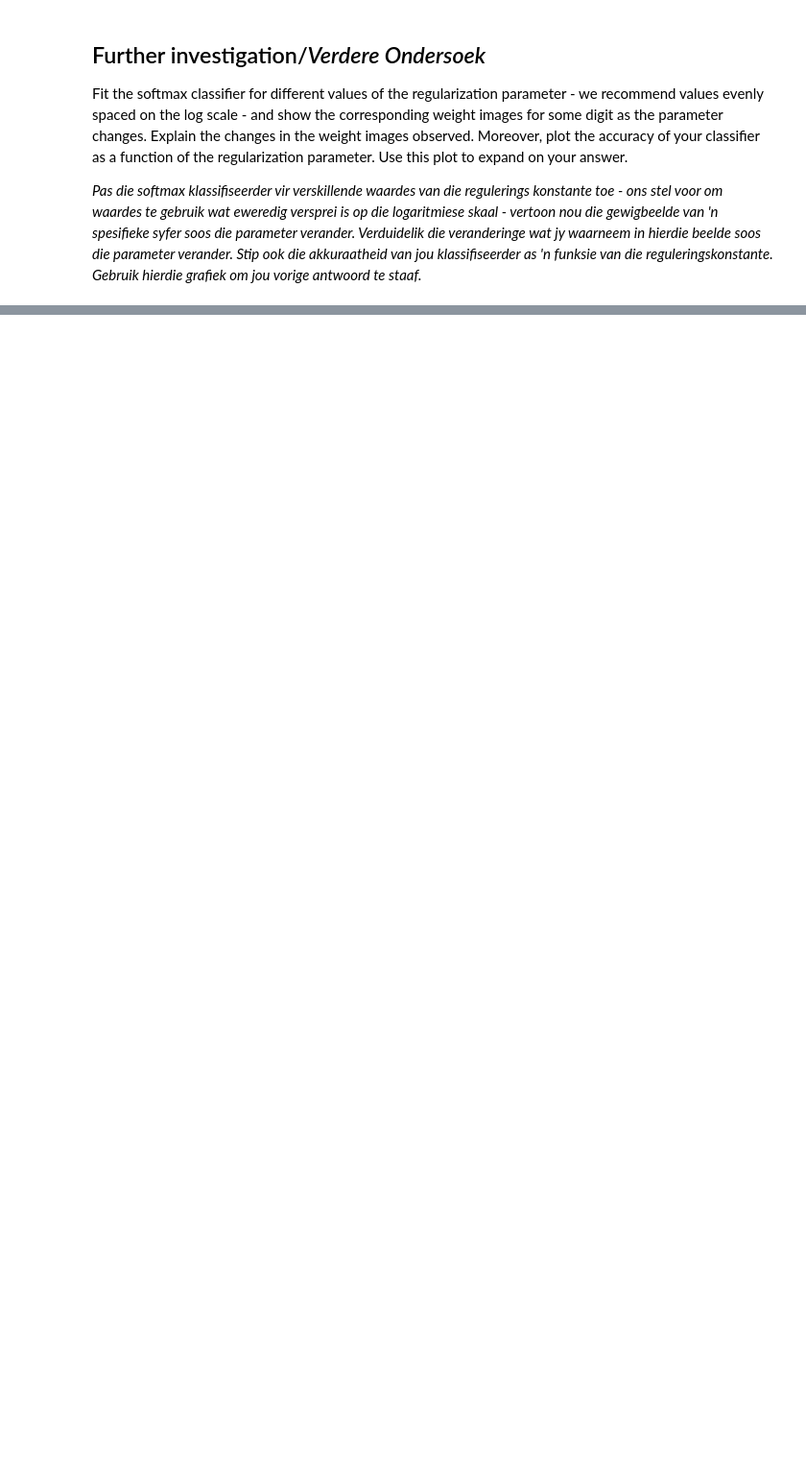
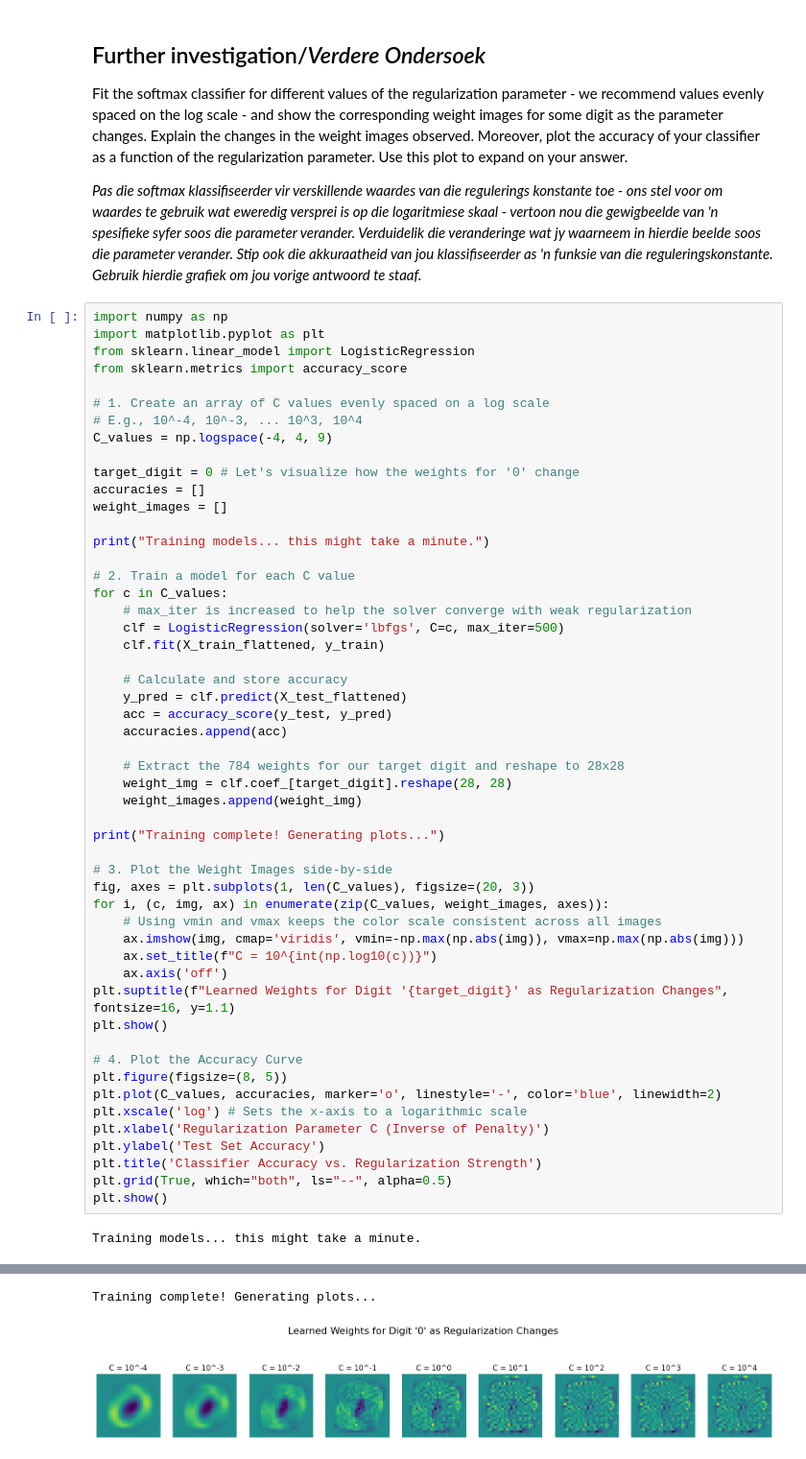
Before and after one commit to Obakeng-Mogale/assignment2, a Jupyter notebook: assign2.ipynb, the cells around one changed output, grey strips where cells are left out. Shown at 96% size. Cells and saved outputs as stored; diff of their text form; blank space fills up the shorter version.

```diff
--- a/assign2.ipynb
+++ b/assign2.ipynb
@@ -270,3 +391,57 @@ display(Image(filename='./wm_softmax_mnist_weights/wm_0.png'))
 Fit the softmax classifier for different values of the regularization parameter - we recommend values evenly spaced on the log scale - and show the corresponding weight images for some digit as the parameter changes.  Explain the changes in the weight images observed. Moreover, plot the accuracy of your classifier as a function of the regularization parameter. Use this plot to expand on your answer.
 
 _Pas die softmax klassifiseerder vir verskillende waardes van die regulerings konstante toe - ons stel voor om waardes te gebruik wat eweredig versprei is op die logaritmiese skaal - vertoon nou die gewigbeelde van 'n spesifieke syfer soos die parameter verander. Verduidelik die veranderinge wat jy waarneem in hierdie beelde soos die parameter verander. Stip ook die akkuraatheid van jou klassifiseerder as 'n funksie van die reguleringskonstante. Gebruik hierdie grafiek om jou vorige antwoord te staaf._
+# %%
+import numpy as np
+import matplotlib.pyplot as plt
+from sklearn.linear_model import LogisticRegression
+from sklearn.metrics import accuracy_score
+
+# 1. Create an array of C values evenly spaced on a log scale
+# E.g., 10^-4, 10^-3, ... 10^3, 10^4
+C_values = np.logspace(-4, 4, 9)
+
+target_digit = 0 # Let's visualize how the weights for '0' change
+accuracies = []
+weight_images = []
+
+print("Training models... this might take a minute.")
+
+# 2. Train a model for each C value
+for c in C_values:
+    # max_iter is increased to help the solver converge with weak regularization
+    clf = LogisticRegression(solver='lbfgs', C=c, max_iter=500)
+    clf.fit(X_train_flattened, y_train)
+
+    # Calculate and store accuracy
+    y_pred = clf.predict(X_test_flattened)
+    acc = accuracy_score(y_test, y_pred)
+    accuracies.append(acc)
+
+    # Extract the 784 weights for our target digit and reshape to 28x28
+    weight_img = clf.coef_[target_digit].reshape(28, 28)
+    weight_images.append(weight_img)
+
+print("Training complete! Generating plots...")
+
+# 3. Plot the Weight Images side-by-side
+fig, axes = plt.subplots(1, len(C_values), figsize=(20, 3))
+for i, (c, img, ax) in enumerate(zip(C_values, weight_images, axes)):
+    # Using vmin and vmax keeps the color scale consistent across all images
+    ax.imshow(img, cmap='viridis', vmin=-np.max(np.abs(img)), vmax=np.max(np.abs(img)))
+    ax.set_title(f"C = 10^{int(np.log10(c))}")
+    ax.axis('off')
+plt.suptitle(f"Learned Weights for Digit '{target_digit}' as Regularization Changes", fontsize=16, y=1.1)
+plt.show()
+
+# 4. Plot the Accuracy Curve
+plt.figure(figsize=(8, 5))
+plt.plot(C_values, accuracies, marker='o', linestyle='-', color='blue', linewidth=2)
+plt.xscale('log') # Sets the x-axis to a logarithmic scale
+plt.xlabel('Regularization Parameter C (Inverse of Penalty)')
+plt.ylabel('Test Set Accuracy')
+plt.title('Classifier Accuracy vs. Regularization Strength')
+plt.grid(True, which="both", ls="--", alpha=0.5)
+plt.show()
+# %% [output]
+Training models... this might take a minute.
@@ -272,0 +465,2 @@ _Pas die softmax klassifiseerder vir verskillende waardes van die regulerings ko
+Training complete! Generating plots...
+[figure, added]
```
Also changed, not shown: parts of 11 cells of this notebook, 1 other file.
